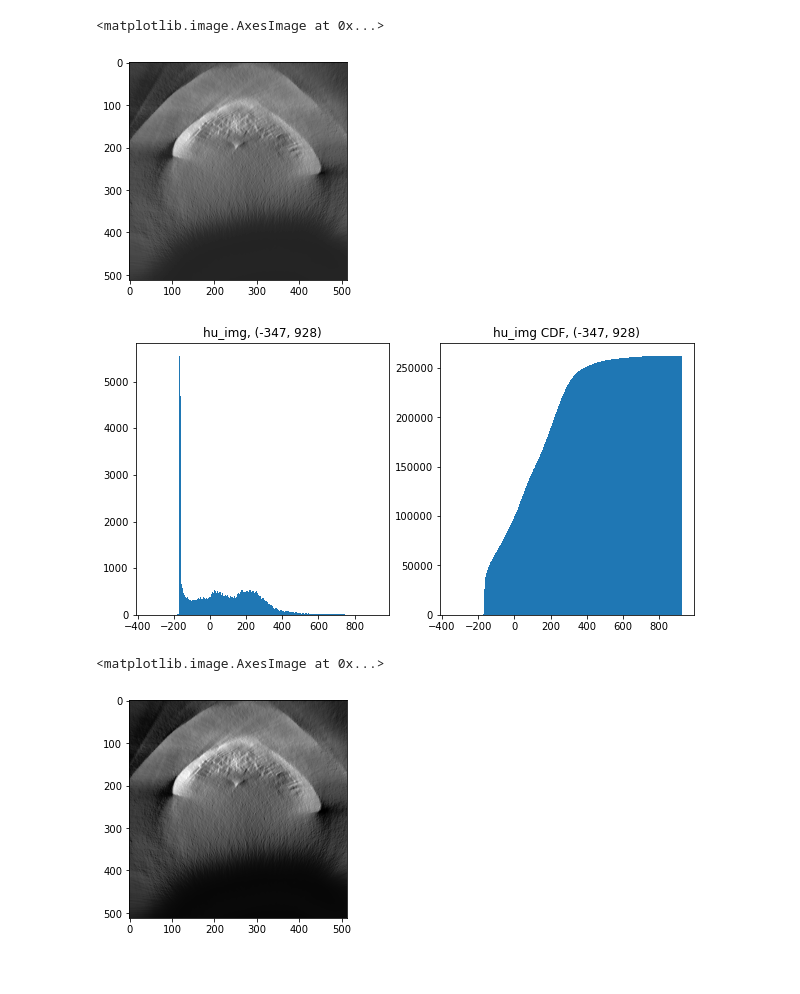
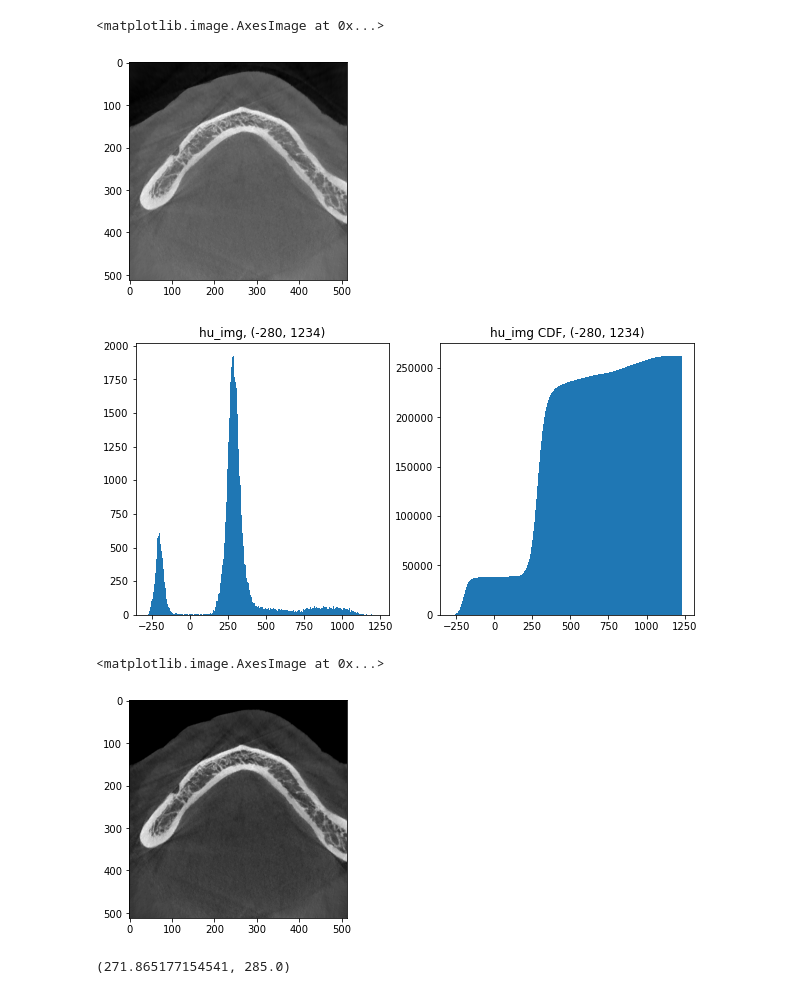
Before and after one commit to Jihwan98/2022-1, a Jupyter notebook: G-Follow/dicom_hist_2.ipynb, the cells around one changed output. Cells and saved outputs as stored; diff of their text form; code cells hidden in the pictures.

```diff
--- a/G-Follow/dicom_hist_2.ipynb
+++ b/G-Follow/dicom_hist_2.ipynb
@@ -37,7 +37,7 @@ class Dicom():
         self.img = self.dicom_windowing(self.hu_img, self.window_center, self.window_width)
 # %%
 data_list = os.listdir('data/Sample1')
-dicom_path = os.path.join('data/Sample1',data_list[0])
+dicom_path = os.path.join('data/Sample1',data_list[-1])
 dicom_file = Dicom(dicom_path=dicom_path, window_center=600, window_width=1000)
 image = dicom_file.get_image()
 hu_img = dicom_file.get_hu_image()
@@ -51,7 +55,7 @@ Text(0.5, 1.0, 'Window Center : 600, Window Width : 1000')
 plt.imshow(hu_img, cmap='gray')
 # %% [output]
 <matplotlib.image.AxesImage at 0x...>
-[figure, old version]
+[figure, new version]
 # %%
 hist1, bins1 = np.histogram(hu_img.flatten(), int(np.max(hu_img) - np.min(hu_img) + 1), [np.min(hu_img), np.max(hu_img)])
 plt.figure(figsize=(10,5))
@@ -63,10 +67,14 @@ plt.hist(hu_img.flatten(), bins1, cumulative=True)
 plt.title(f"hu_img CDF, {np.min(hu_img), np.max(hu_img)}")
 plt.show()
 # %% [output]
-[figure, old version]
+[figure, new version]
 # %%
-dicom_file.change_window(300, 1000)
+dicom_file.change_window(625, 1250)
 plt.imshow(dicom_file.img, cmap="gray")
 # %% [output]
 <matplotlib.image.AxesImage at 0x...>
-[figure, old version]
+[figure, new version]
+# %%
+np.mean(hu_img), np.median(hu_img)
+# %% [output]
+(271.865177154541, 285.0)
```
Also changed, not shown: parts of 2 cells of this notebook.
